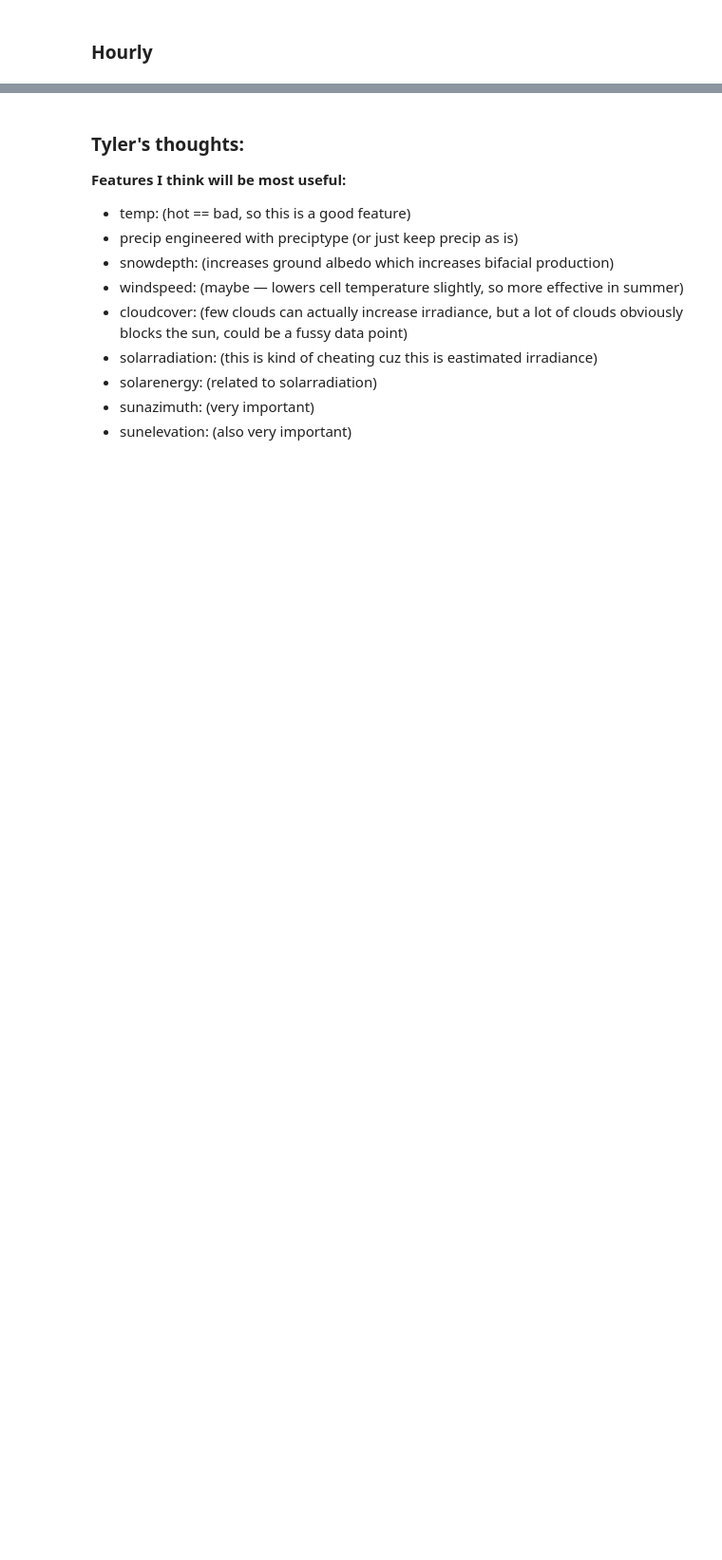
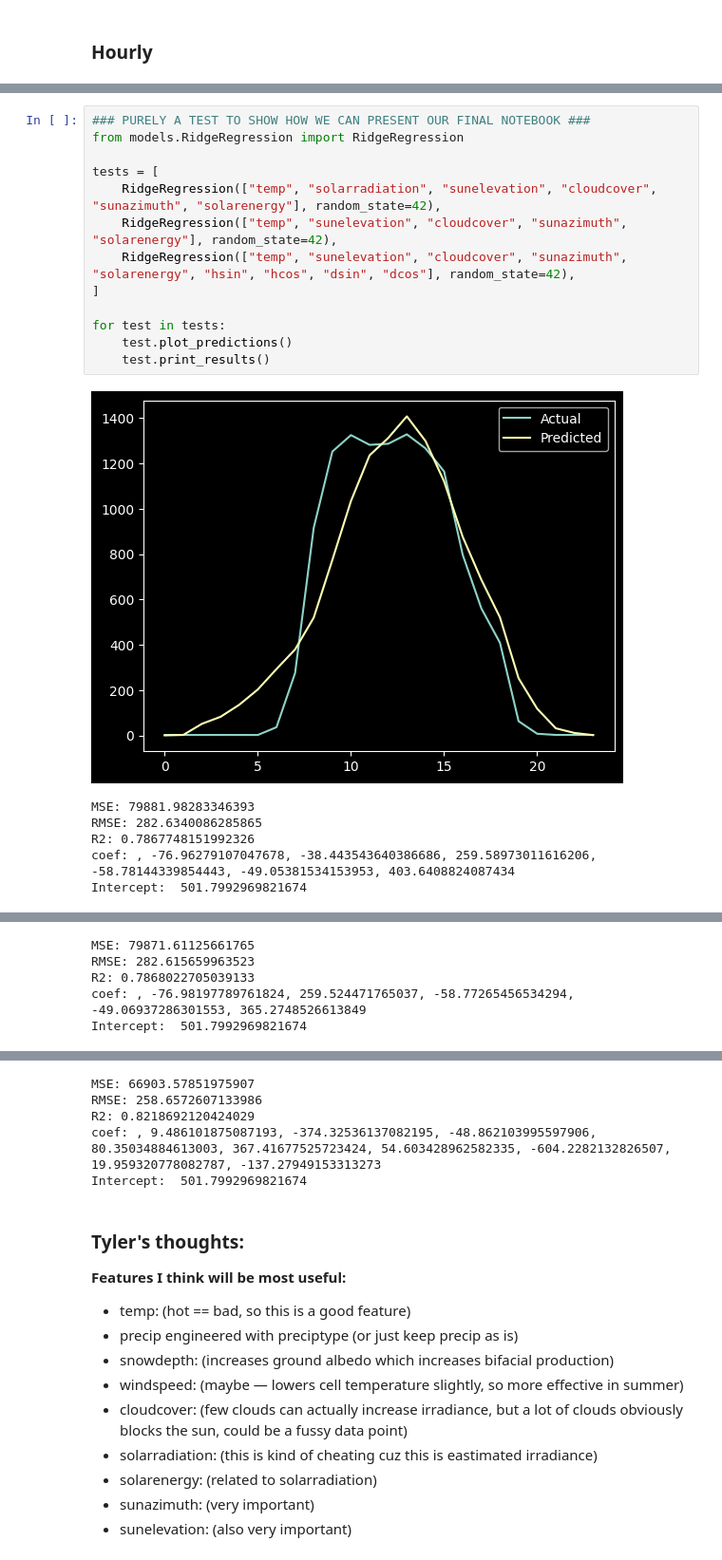
Before and after one commit to khakis23/JuniorDesignP1, a Jupyter notebook: main.ipynb, the cells around one changed output, grey strips where cells are left out. Shown at 95% size. Saved outputs shown, nothing was run; the diff lists cells and outputs as text; blank space fills up the shorter version.

Commit message:
started on RidgeReg model

```diff
--- a/main.ipynb
+++ b/main.ipynb
@@ -147,0 +162,20 @@ plt.plot(hourly_profile)
+# %%
+### PURELY A TEST TO SHOW HOW WE CAN PRESENT OUR FINAL NOTEBOOK ###
+from models.RidgeRegression import RidgeRegression
+
+tests = [
+    RidgeRegression(["temp", "solarradiation", "sunelevation", "cloudcover", "sunazimuth", "solarenergy"], random_state=42),
+    RidgeRegression(["temp", "sunelevation", "cloudcover", "sunazimuth", "solarenergy"], random_state=42),
+    RidgeRegression(["temp", "sunelevation", "cloudcover", "sunazimuth", "solarenergy", "hsin", "hcos", "dsin", "dcos"], random_state=42),
+]
+
+for test in tests:
+    test.plot_predictions()
+    test.print_results()
+# %% [output]
+[figure, added]
+MSE: 79881.98283346393
+RMSE: 282.6340086285865
+R2: 0.7867748151992326
+coef: , -76.96279107047678, -38.443543640386686, 259.58973011616206, -58.78144339854443, -49.05381534153953, 403.6408824087434
+Intercept:  501.7992969821674
@@ -147,0 +183,5 @@ plt.plot(hourly_profile)
+MSE: 79871.61125661765
+RMSE: 282.615659963523
+R2: 0.7868022705039133
+coef: , -76.98197789761824, 259.524471765037, -58.77265456534294, -49.06937286301553, 365.2748526613849
+Intercept:  501.7992969821674
@@ -148,3 +189,8 @@ plt.plot(hourly_profile)
+MSE: 66903.57851975907
+RMSE: 258.6572607133986
+R2: 0.8218692120424029
+coef: , 9.486101875087193, -374.32536137082195, -48.862103995597906, 80.35034884613003, 367.41677525723424, 54.603428962582335, -604.2282132826507, 19.959320778082787, -137.27949153313273
+Intercept:  501.7992969821674
 # %% [markdown]
 ### Tyler's thoughts:
 
```
Also changed, not shown: parts of 3 cells of this notebook, 2 other files.
